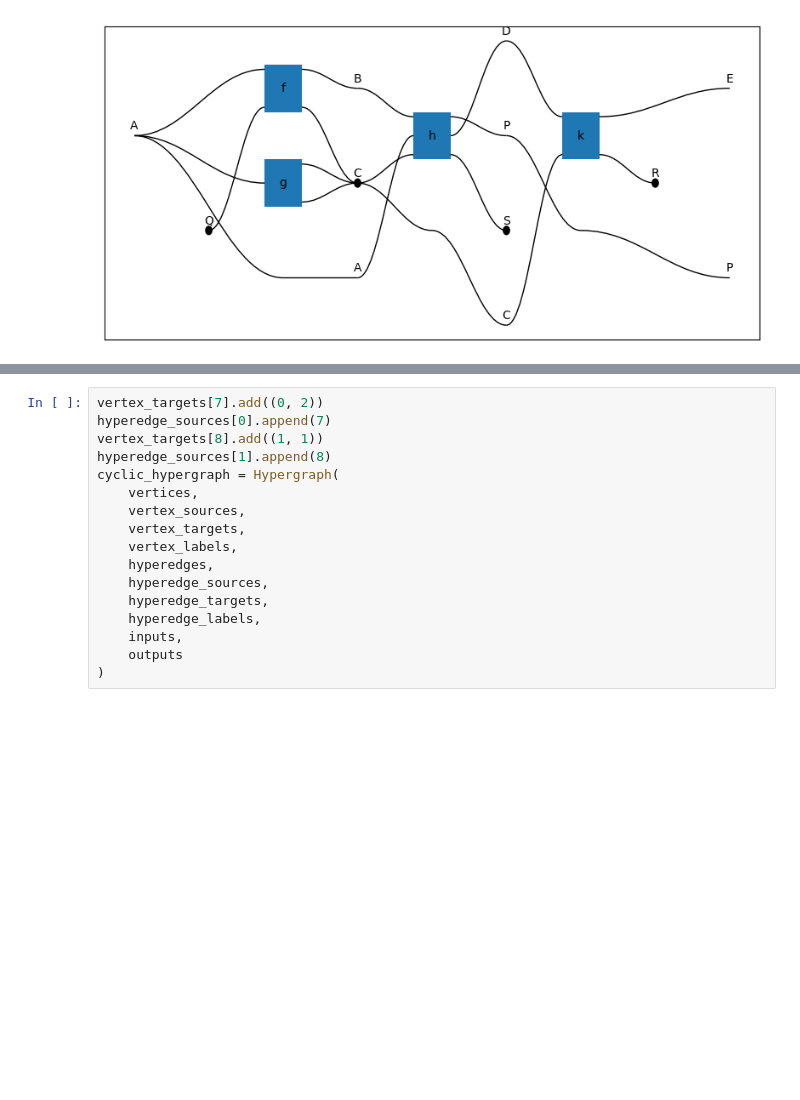
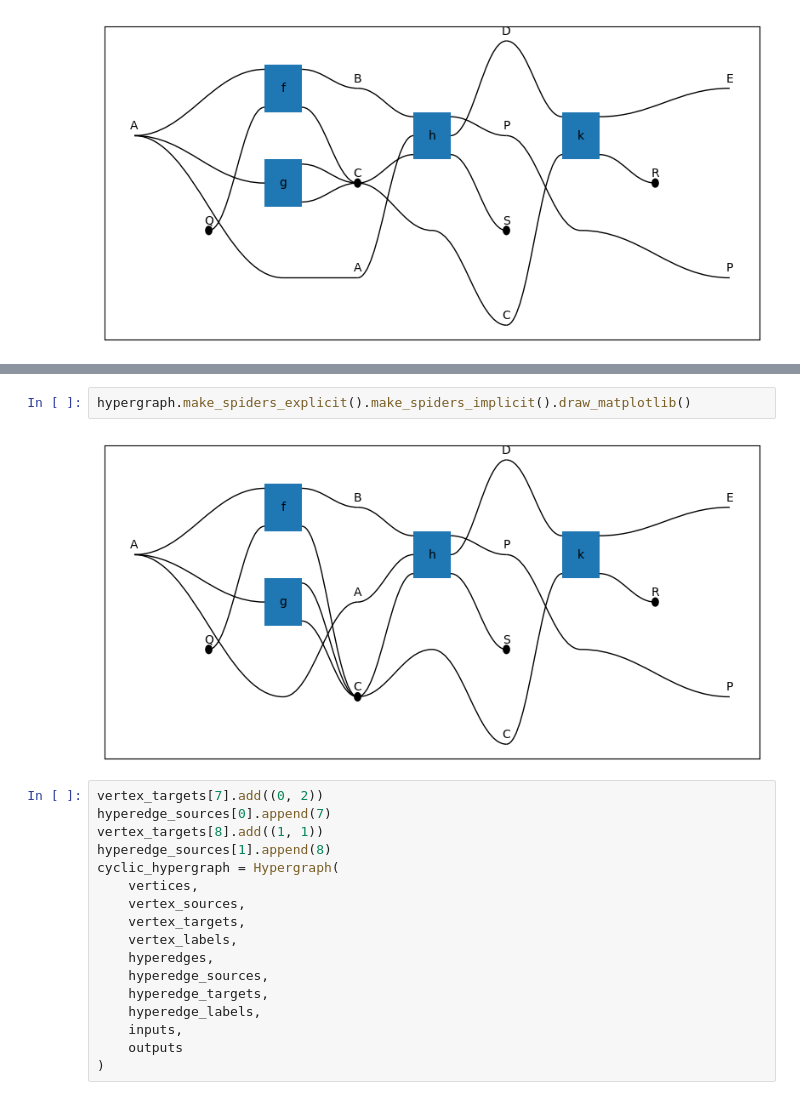
Before and after one commit to alexkoziell/hyperstrings, a Jupyter notebook: prototyping/scratchpad.ipynb, the cells around one changed output, grey strips where cells are left out. Cells and saved outputs as stored; diff of their text form; blank space fills up the shorter version.

```diff
--- a/prototyping/scratchpad.ipynb
+++ b/prototyping/scratchpad.ipynb
@@ -174,3 +171,7 @@ hypergraph.make_spiders_explicit().draw_matplotlib()
+# %%
+hypergraph.make_spiders_explicit().make_spiders_implicit().draw_matplotlib()
+# %% [output]
+[figure, added]
 # %%
 vertex_targets[7].add((0, 2))
 hyperedge_sources[0].append(7)
```
Also changed, not shown: parts of 5 cells of this notebook, 1 other file.
